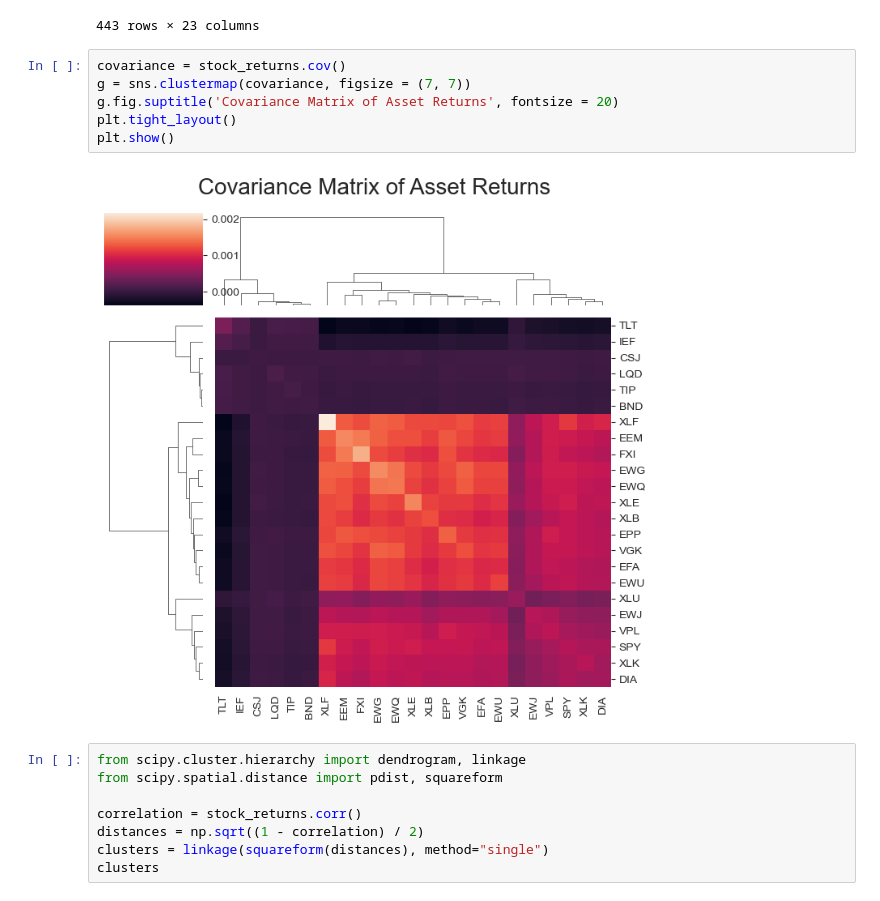
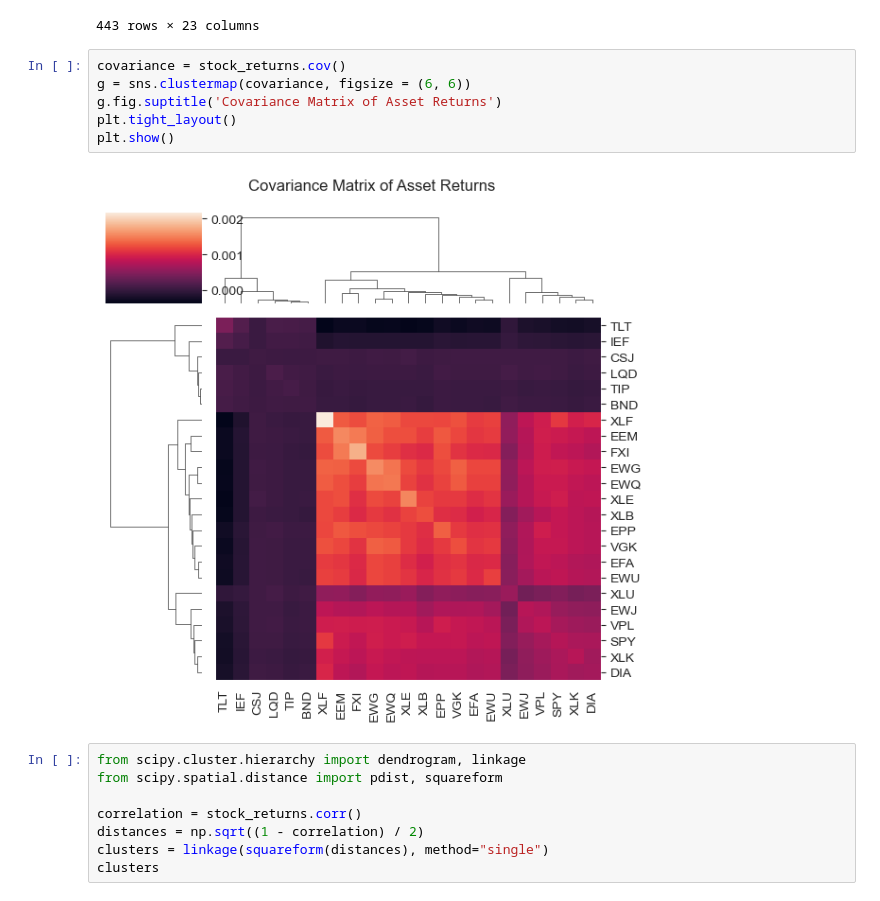
Before and after one commit to Tommylee1013/FinancialMachineLearning, a Jupyter notebook: Advances in Financial Machine Learning/Asset Allocation/Machine Learning Allocation.ipynb, the cells around one changed output. Saved outputs shown, nothing was run; the diff lists cells and outputs as text.

```diff
--- a/Advances in Financial Machine Learning/Asset Allocation/Machine Learning Allocation.ipynb
+++ b/Advances in Financial Machine Learning/Asset Allocation/Machine Learning Allocation.ipynb
@@ -64,12 +64,12 @@ stock_returns
 443 rows × 23 columns
 # %%
 covariance = stock_returns.cov()
-g = sns.clustermap(covariance, figsize = (7, 7))
-g.fig.suptitle('Covariance Matrix of Asset Returns', fontsize = 20)
+g = sns.clustermap(covariance, figsize = (6, 6))
+g.fig.suptitle('Covariance Matrix of Asset Returns')
 plt.tight_layout()
 plt.show()
 # %% [output]
-[figure, old version]
+[figure, new version]
 # %%
 from scipy.cluster.hierarchy import dendrogram, linkage
 from scipy.spatial.distance import pdist, squareform
```
Also changed, not shown: parts of 2 cells of this notebook, 1 other file.
